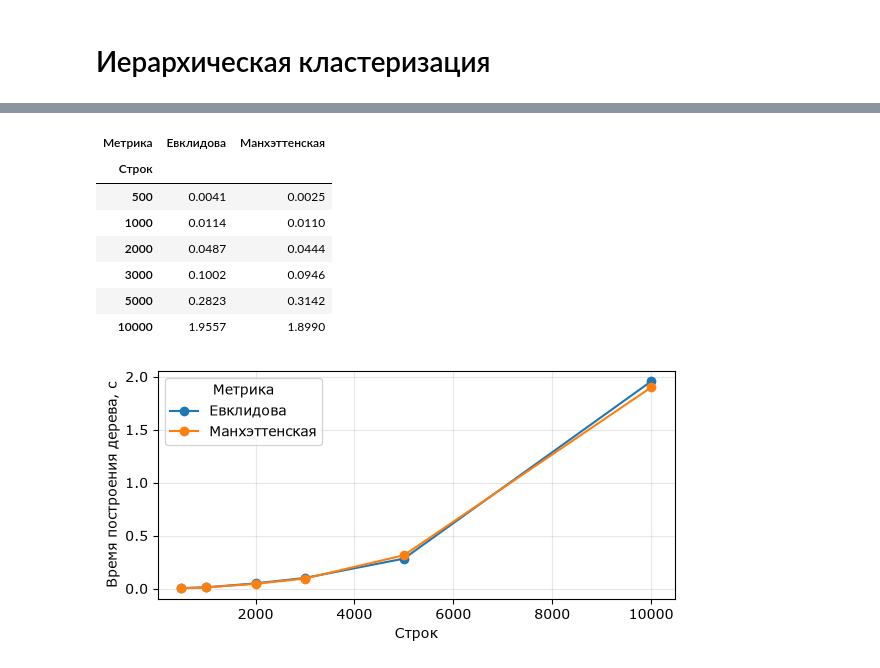
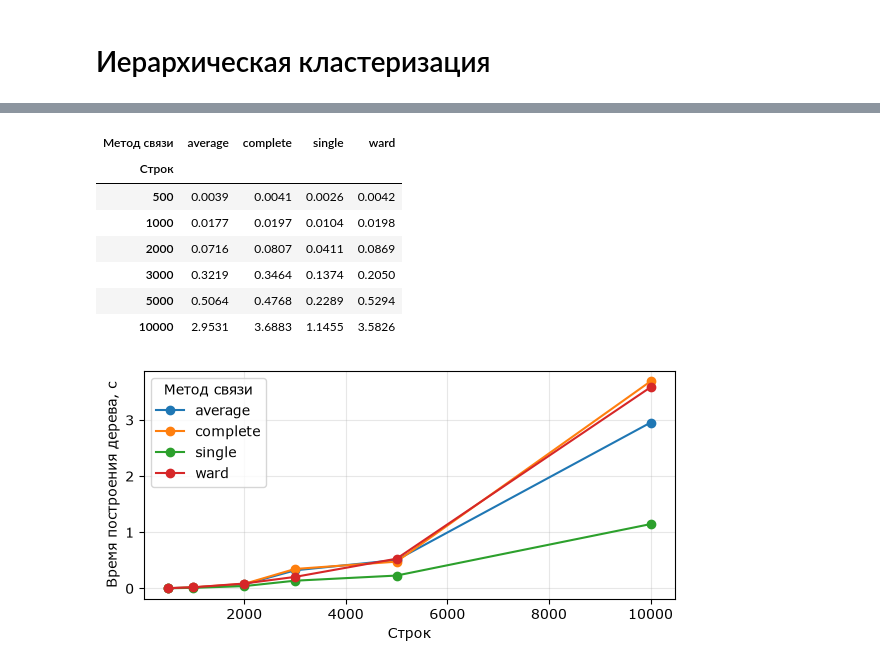
Before and after one commit to zheeenyaaa/ML_Classificators, a Jupyter notebook: 2laba.ipynb, the cells around one changed output, grey strips where cells are left out. Cells and saved outputs as stored; diff of their text form; code cells hidden in the pictures.

```diff
--- a/2laba.ipynb
+++ b/2laba.ipynb
@@ -497,5 +558,5 @@ display(pd.DataFrame(rows))
 # %%
-db_eps = 1.385
+db_eps = 1.6
 db_min_samples = 22
 SEED = 42
 # %% [markdown]
@@ -537,13 +696,20 @@ plt.scatter(
     X_db_2d[noise, 0], X_db_2d[noise, 1],
     color="gray", marker="x", s=10, alpha=0.3, label="Шум",
 )
-plt.scatter(
-    X_db_2d[~noise, 0], X_db_2d[~noise, 1],
-    c=labels_db[~noise], cmap="tab20", s=10, alpha=0.6,
-)
+# Для каждого кластера задаём свой цвет и подпись в легенде.
+cmap = plt.get_cmap("tab20")
+for i, cluster in enumerate(np.unique(labels_db[~noise])):
+    mask = labels_db == cluster
+    plt.scatter(
+        X_db_2d[mask, 0], X_db_2d[mask, 1],
+        color=cmap(i % cmap.N), s=10, alpha=0.6,
+        label=f"Кластер {cluster}",
+    )
+
 plt.xlabel("Первая главная компонента")
 plt.ylabel("Вторая главная компонента")
 plt.title(f"DBSCAN, min_samples = {db_min_samples}")
-plt.legend()
+plt.legend(title="Метки DBSCAN", loc="upper left", bbox_to_anchor=(1.02, 1))
+plt.tight_layout()
 plt.show()
 # %% [output]
@@ -682,33 +848,50 @@ ARI между разбиениями: 1.000
 # %%
+from time import perf_counter
+from scipy.cluster.hierarchy import linkage as scipy_linkage
+
 timings = []
+
 for size in [500, 1000, 2000, 3000, 5000, 10000]:
     if size > len(X):
         continue
 
-    for name, metric in distances_to_compare.items():
+    # Для всех способов связи при данном размере берём одни и те же строки.
+    X_size = X.iloc[:size].to_numpy(dtype=float)
+
+    for method in linkages:
+        # Замеряем только построение дерева. Медиана трёх запусков
+        # уменьшает влияние случайных задержек.
         elapsed = []
         for _ in range(3):
             start = perf_counter()
-            linkage(X[:size], method="average", metric=metric)
+            scipy_linkage(X_size, method=method, metric="euclidean")
             elapsed.append(perf_counter() - start)
 
-        timings.append({"Строк": size, "Метрика": name, "Секунды": np.median(elapsed)})
+        timings.append({
+            "Строк": size,
+            "Метод связи": method,
+            "Секунды": np.median(elapsed),
+        })
 
-time_table = pd.DataFrame(timings).pivot(index="Строк", columns="Метрика", values="Секунды")
+# Строки таблицы — размеры выборки, столбцы — способы связи.
+time_table = pd.DataFrame(timings).pivot(
+    index="Строка" if False else "Строк", columns="Метод связи", values="Секунды"
+)
 display(time_table.round(4))
-ax = time_table.plot(marker="o", figsize=(6, 3))
+
+ax = time_table.plot(marker="o", figsize=(7, 4))
 ax.set_ylabel("Время построения дерева, с")
 ax.grid(alpha=0.3)
 plt.tight_layout()
 plt.show()
 # %% [output]
-| Метрика | Евклидова | Манхэттенская |
-| Строк |  |  |
-| 500 | 0.0041 | 0.0025 |
-| 1000 | 0.0114 | 0.0110 |
-| 2000 | 0.0487 | 0.0444 |
-| 3000 | 0.1002 | 0.0946 |
-| 5000 | 0.2823 | 0.3142 |
-| 10000 | 1.9557 | 1.8990 |
+| Метод связи | average | complete | single | ward |
+| Строк |  |  |  |  |
+| 500 | 0.0039 | 0.0041 | 0.0026 | 0.0042 |
+| 1000 | 0.0177 | 0.0197 | 0.0104 | 0.0198 |
+| 2000 | 0.0716 | 0.0807 | 0.0411 | 0.0869 |
+| 3000 | 0.3219 | 0.3464 | 0.1374 | 0.2050 |
+| 5000 | 0.5064 | 0.4768 | 0.2289 | 0.5294 |
+| 10000 | 2.9531 | 3.6883 | 1.1455 | 3.5826 |
-[figure, old version]
+[figure, new version]
 # %%
```
Also changed, not shown: parts of 37 cells of this notebook, 2 other files.
